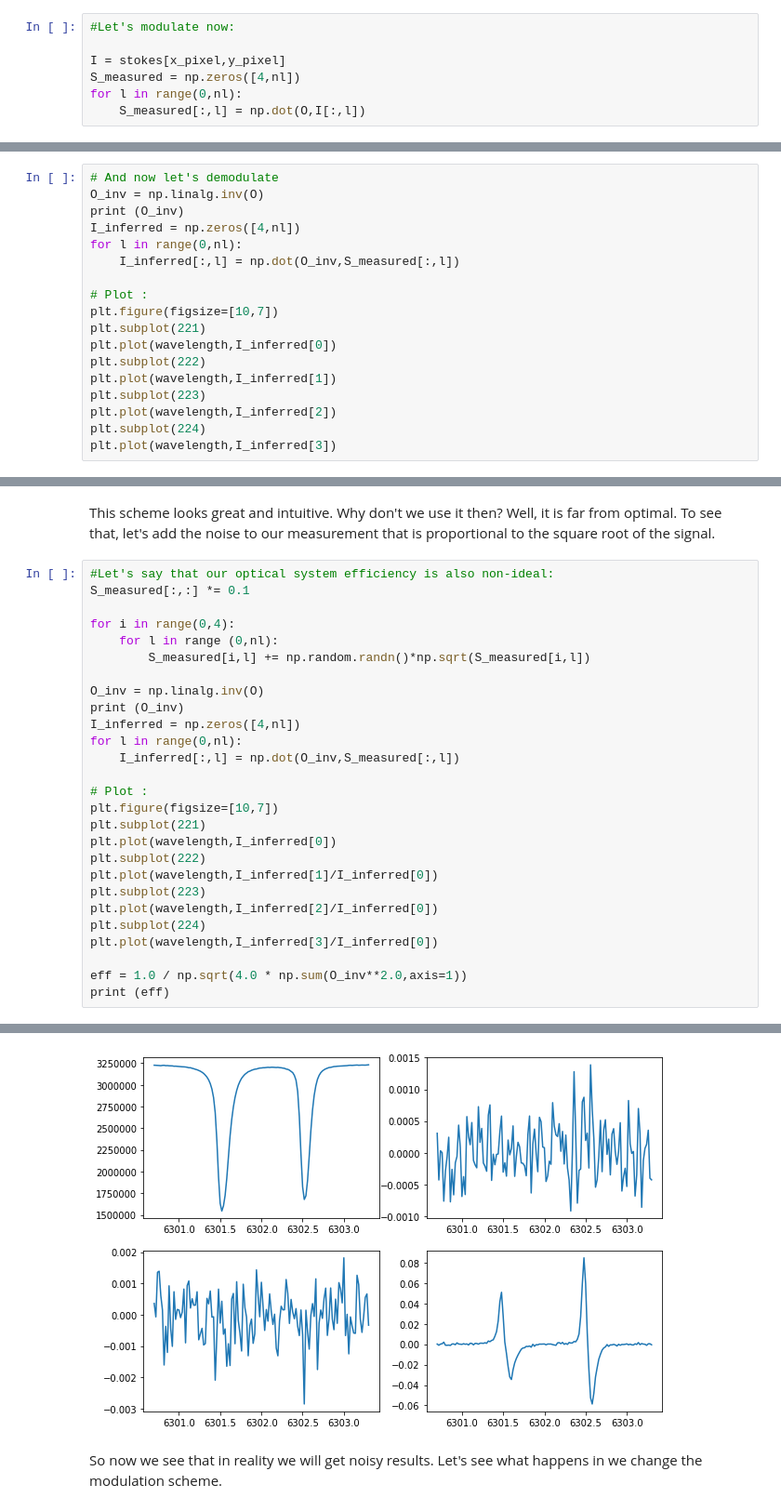
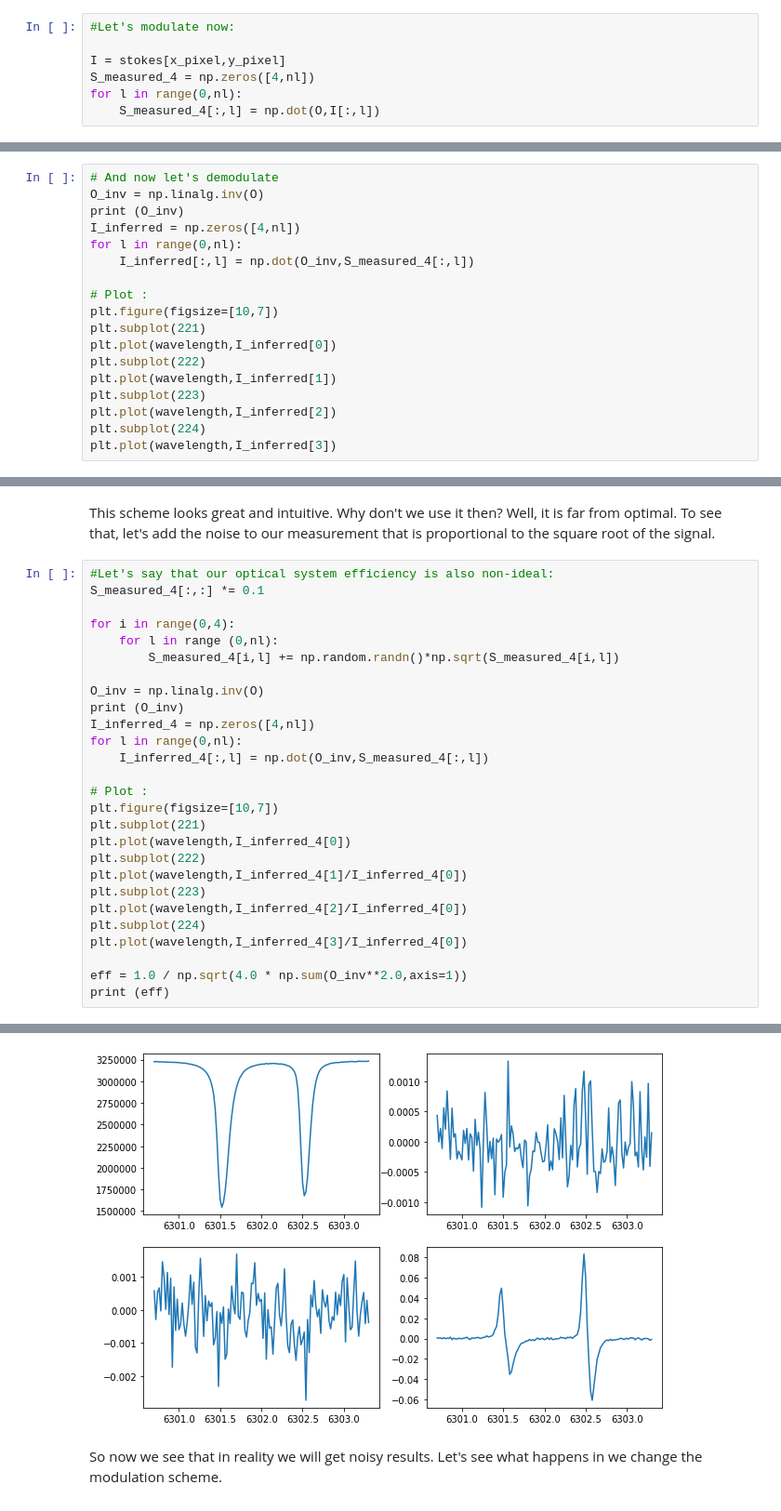
Before and after one commit to ivanzmilic/modulation_exercise, a Jupyter notebook: Handson2.ipynb, the cells around one changed output, grey strips where cells are left out. Shown at 93% size. Drawn from its saved outputs; the diff is of its cells as text.

```diff
--- a/Handson2.ipynb
+++ b/Handson2.ipynb
@@ -118,6 +118,6 @@ print (O)
 #Let's modulate now:
 
 I = stokes[x_pixel,y_pixel]
-S_measured = np.zeros([4,nl])
+S_measured_4 = np.zeros([4,nl])
 for l in range(0,nl):
-    S_measured[:,l] = np.dot(O,I[:,l])
+    S_measured_4[:,l] = np.dot(O,I[:,l])
@@ -129,7 +127,7 @@ O_inv = np.linalg.inv(O)
 print (O_inv)
 I_inferred = np.zeros([4,nl])
 for l in range(0,nl):
-    I_inferred[:,l] = np.dot(O_inv,S_measured[:,l])
+    I_inferred[:,l] = np.dot(O_inv,S_measured_4[:,l])
 
 # Plot :
 plt.figure(figsize=[10,7])
@@ -153,38 +152,38 @@ Wow, we got back our Stokes parameters!
 This scheme looks great and intuitive. Why don't we use it then? Well, it is far from optimal. To see that, let's add the noise to our measurement that is proportional to the square root of the signal.
 # %%
 #Let's say that our optical system efficiency is also non-ideal:
-S_measured[:,:] *= 0.1
+S_measured_4[:,:] *= 0.1
 
 for i in range(0,4):
     for l in range (0,nl):
-        S_measured[i,l] += np.random.randn()*np.sqrt(S_measured[i,l])
+        S_measured_4[i,l] += np.random.randn()*np.sqrt(S_measured_4[i,l])
 
 O_inv = np.linalg.inv(O)
 print (O_inv)
-I_inferred = np.zeros([4,nl])
+I_inferred_4 = np.zeros([4,nl])
 for l in range(0,nl):
-    I_inferred[:,l] = np.dot(O_inv,S_measured[:,l])
+    I_inferred_4[:,l] = np.dot(O_inv,S_measured_4[:,l])
 
 # Plot :
 plt.figure(figsize=[10,7])
 plt.subplot(221)
-plt.plot(wavelength,I_inferred[0])
+plt.plot(wavelength,I_inferred_4[0])
 plt.subplot(222)
-plt.plot(wavelength,I_inferred[1]/I_inferred[0])
+plt.plot(wavelength,I_inferred_4[1]/I_inferred_4[0])
 plt.subplot(223)
-plt.plot(wavelength,I_inferred[2]/I_inferred[0])
+plt.plot(wavelength,I_inferred_4[2]/I_inferred_4[0])
 plt.subplot(224)
-plt.plot(wavelength,I_inferred[3]/I_inferred[0])
+plt.plot(wavelength,I_inferred_4[3]/I_inferred_4[0])
 
 eff = 1.0 / np.sqrt(4.0 * np.sum(O_inv**2.0,axis=1))
 print (eff)
 # %% [output]
 [[ 5.00000000e-01  5.00000000e-01 -6.12323400e-17  0.00000000e+00]
  [ 5.00000000e-01 -5.00000000e-01  6.12323400e-17 -0.00000000e+00]
  [-5.00000000e-01 -5.00000000e-01  1.00000000e+00  0.00000000e+00]
  [-5.00000000e-01 -5.00000000e-01 -1.23259516e-32  1.00000000e+00]]
 [0.70710678 0.70710678 0.40824829 0.40824829]
-[figure, old version]
+[figure, new version]
 # %% [markdown]
 So now we see that in reality we will get noisy results. Let's see what happens in we change the modulation scheme.
 # %%
```
Also changed, not shown: parts of 7 cells of this notebook.
